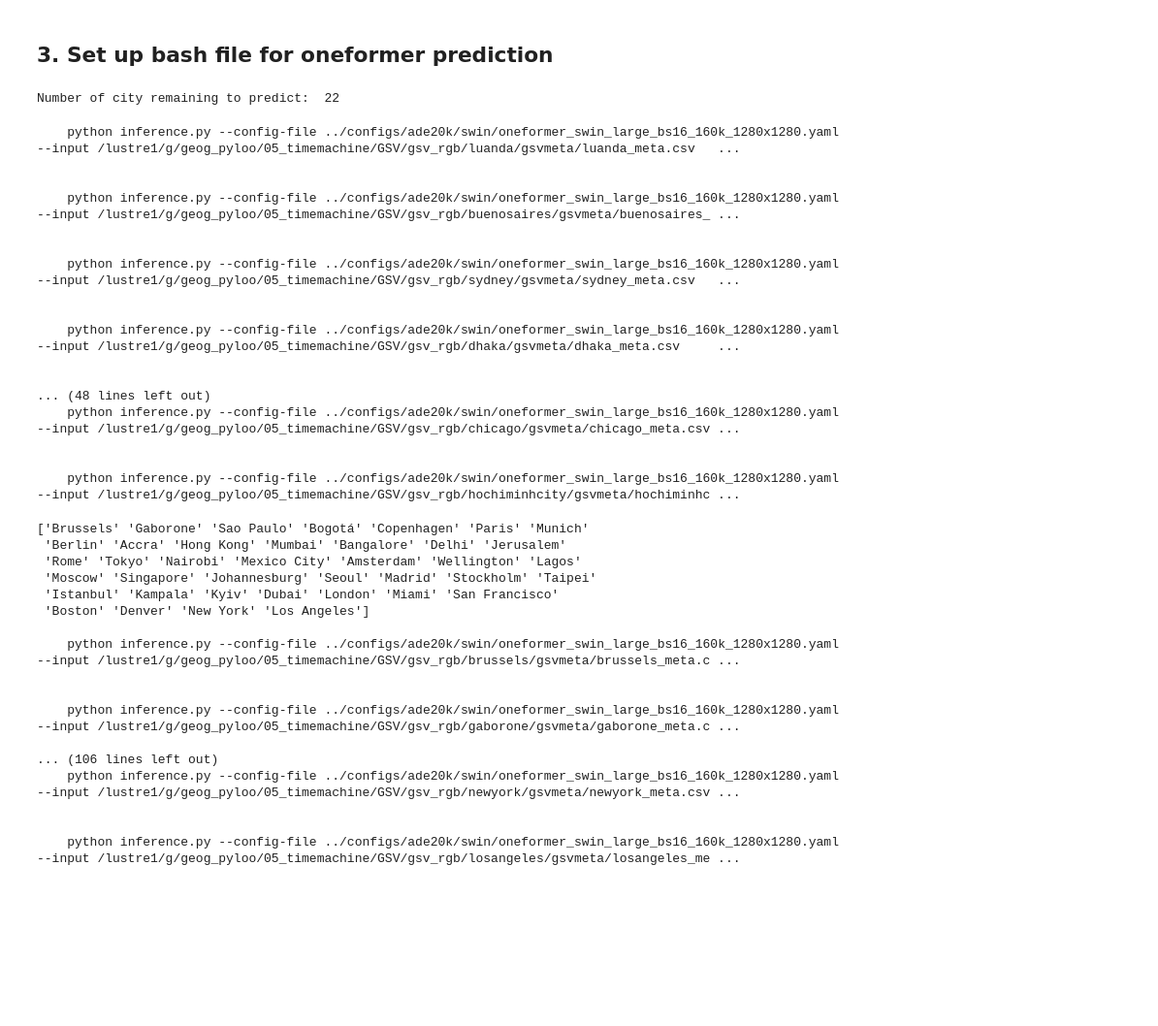
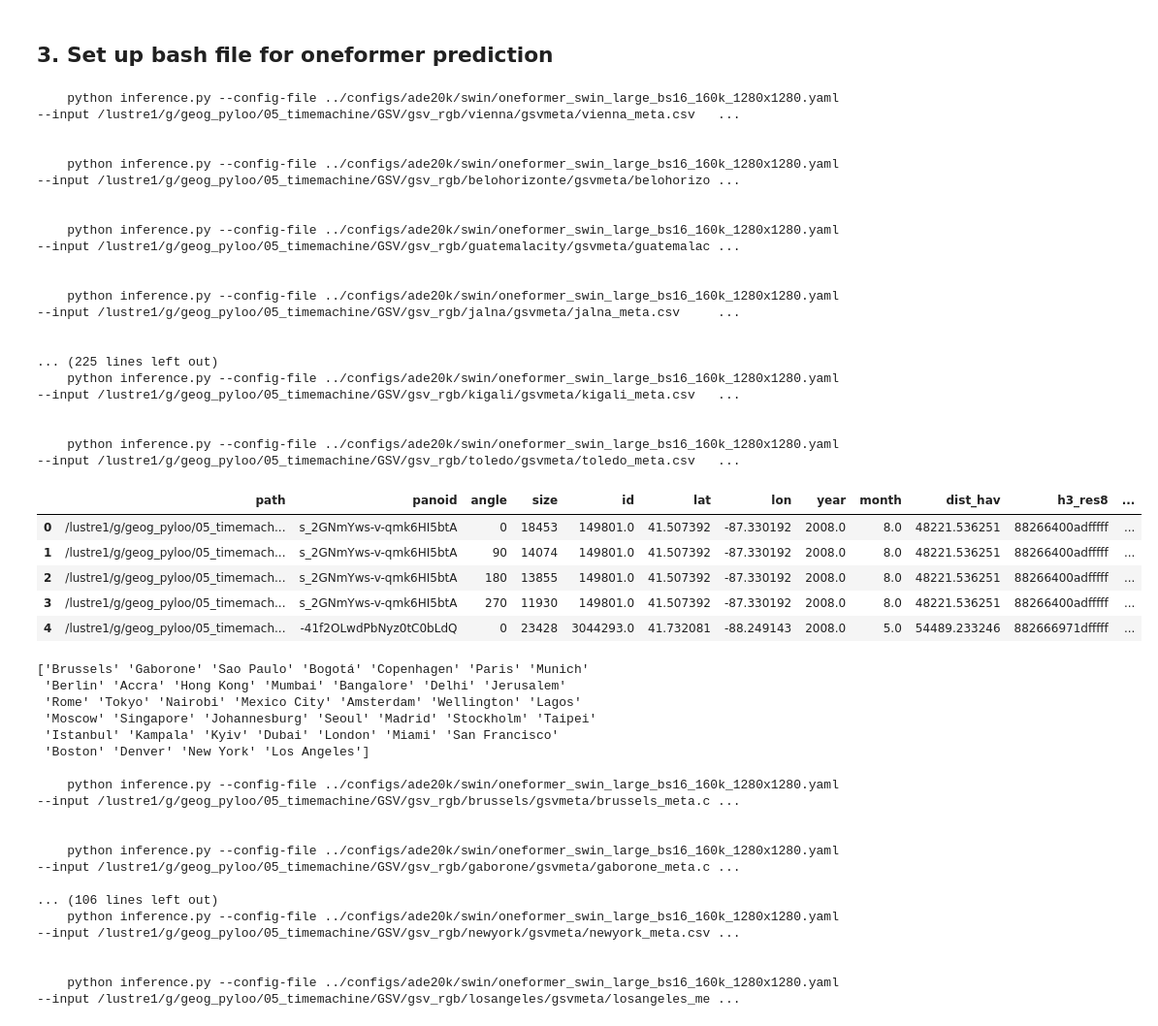
Before and after one commit to brookefzy/uvi-time-machine, a Jupyter notebook: _script/B-timemachine/03_segmentation.ipynb, the cells around one changed output. Shown at 97% size. Cells and saved outputs as stored; diff of their text form; code cells hidden in the pictures; blank space fills up the shorter version.

```diff
--- a/_script/B-timemachine/03_segmentation.ipynb
+++ b/_script/B-timemachine/03_segmentation.ipynb
@@ -320,11 +242,5 @@ data re-saved
 # %% [markdown]
 ## 3. Set up bash file for oneformer prediction
-# %%
-cityls_topredict = [x for x in cityls_tocheck if not x in finished]
-print("Number of city remaining to predict: ", len(cityls_topredict))
-# the other cities also need to be checked whether the prediction finished. Change code to do this. Pipeline not finished
-# %% [output]
-Number of city remaining to predict:  22
 # %%
 def construct_sh(city):
     curated_folder = "/lustre1/g/geog_pyloo/05_timemachine/_curated"
@@ -344,30 +260,40 @@ def construct_sh(city):
     return bash_c
 
 # for city in cityls_topredict:
-
-for i in range(0, len(cityls_topredict), 3):
-    with open(f"../B-timemachine/b1_oneformer_inference_batch{i}.sh", "a") as the_file:
-        for city in cityls_topredict[i: i+3]:
+N = 10
+for i in range(0, N):
+    with open(f"../B-timemachine/b1_oneformer_inference_0407_{i}.sh", "w") as the_file:
+        for city in cityls_to_run[i::N]:
             bash_c = construct_sh(city)
             the_file.write(bash_c)
 # %% [output]
-    python inference.py --config-file ../configs/ade20k/swin/oneformer_swin_large_bs16_160k_1280x1280.yaml     --input /lustre1/g/geog_pyloo/05_timemachine/GSV/gsv_rgb/luanda/gsvmeta/luanda_meta.csv   ...
+    python inference.py --config-file ../configs/ade20k/swin/oneformer_swin_large_bs16_160k_1280x1280.yaml     --input /lustre1/g/geog_pyloo/05_timemachine/GSV/gsv_rgb/vienna/gsvmeta/vienna_meta.csv   ...
 
 
-    python inference.py --config-file ../configs/ade20k/swin/oneformer_swin_large_bs16_160k_1280x1280.yaml     --input /lustre1/g/geog_pyloo/05_timemachine/GSV/gsv_rgb/buenosaires/gsvmeta/buenosaires_ ...
+    python inference.py --config-file ../configs/ade20k/swin/oneformer_swin_large_bs16_160k_1280x1280.yaml     --input /lustre1/g/geog_pyloo/05_timemachine/GSV/gsv_rgb/belohorizonte/gsvmeta/belohorizo ...
 
 
-    python inference.py --config-file ../configs/ade20k/swin/oneformer_swin_large_bs16_160k_1280x1280.yaml     --input /lustre1/g/geog_pyloo/05_timemachine/GSV/gsv_rgb/sydney/gsvmeta/sydney_meta.csv   ...
+    python inference.py --config-file ../configs/ade20k/swin/oneformer_swin_large_bs16_160k_1280x1280.yaml     --input /lustre1/g/geog_pyloo/05_timemachine/GSV/gsv_rgb/guatemalacity/gsvmeta/guatemalac ...
 
 
-    python inference.py --config-file ../configs/ade20k/swin/oneformer_swin_large_bs16_160k_1280x1280.yaml     --input /lustre1/g/geog_pyloo/05_timemachine/GSV/gsv_rgb/dhaka/gsvmeta/dhaka_meta.csv     ...
+    python inference.py --config-file ../configs/ade20k/swin/oneformer_swin_large_bs16_160k_1280x1280.yaml     --input /lustre1/g/geog_pyloo/05_timemachine/GSV/gsv_rgb/jalna/gsvmeta/jalna_meta.csv     ...
 
 
-... (48 lines left out)
-    python inference.py --config-file ../configs/ade20k/swin/oneformer_swin_large_bs16_160k_1280x1280.yaml     --input /lustre1/g/geog_pyloo/05_timemachine/GSV/gsv_rgb/chicago/gsvmeta/chicago_meta.csv ...
+... (225 lines left out)
+    python inference.py --config-file ../configs/ade20k/swin/oneformer_swin_large_bs16_160k_1280x1280.yaml     --input /lustre1/g/geog_pyloo/05_timemachine/GSV/gsv_rgb/kigali/gsvmeta/kigali_meta.csv   ...
 
 
-    python inference.py --config-file ../configs/ade20k/swin/oneformer_swin_large_bs16_160k_1280x1280.yaml     --input /lustre1/g/geog_pyloo/05_timemachine/GSV/gsv_rgb/hochiminhcity/gsvmeta/hochiminhc ...
+    python inference.py --config-file ../configs/ade20k/swin/oneformer_swin_large_bs16_160k_1280x1280.yaml     --input /lustre1/g/geog_pyloo/05_timemachine/GSV/gsv_rgb/toledo/gsvmeta/toledo_meta.csv   ...
+# %%
+temp = pd.read_csv("/lustre1/g/geog_pyloo/05_timemachine/GSV/gsv_rgb/chicago/gsvmeta/chicago_meta.csv")
+temp.head()
+# %% [output]
+|  | path | panoid | angle | size | id | lat | lon | year | month | dist_hav | h3_res8 | ... |
+| 0 | /lustre1/g/geog_pyloo/05_timemach... | s_2GNmYws-v-qmk6HI5btA | 0 | 18453 | 149801.0 | 41.507392 | -87.330192 | 2008.0 | 8.0 | 48221.536251 | 88266400adfffff | ... |
+| 1 | /lustre1/g/geog_pyloo/05_timemach... | s_2GNmYws-v-qmk6HI5btA | 90 | 14074 | 149801.0 | 41.507392 | -87.330192 | 2008.0 | 8.0 | 48221.536251 | 88266400adfffff | ... |
+| 2 | /lustre1/g/geog_pyloo/05_timemach... | s_2GNmYws-v-qmk6HI5btA | 180 | 13855 | 149801.0 | 41.507392 | -87.330192 | 2008.0 | 8.0 | 48221.536251 | 88266400adfffff | ... |
+| 3 | /lustre1/g/geog_pyloo/05_timemach... | s_2GNmYws-v-qmk6HI5btA | 270 | 11930 | 149801.0 | 41.507392 | -87.330192 | 2008.0 | 8.0 | 48221.536251 | 88266400adfffff | ... |
+| 4 | /lustre1/g/geog_pyloo/05_timemach... | -41f2OLwdPbNyz0tC0bLdQ | 0 | 23428 | 3044293.0 | 41.732081 | -88.249143 | 2008.0 | 5.0 | 54489.233246 | 882666971dfffff | ... |
 # %%
 # for all curated ones, put in one bash file to check whether any remaining images to process
 city_to_resume = city_meta[(city_meta['oneformer Segmentation']== True)].reset_index(drop = True)['City'].unique()
```
Also changed, not shown: parts of 8 cells of this notebook, 15 other files.
